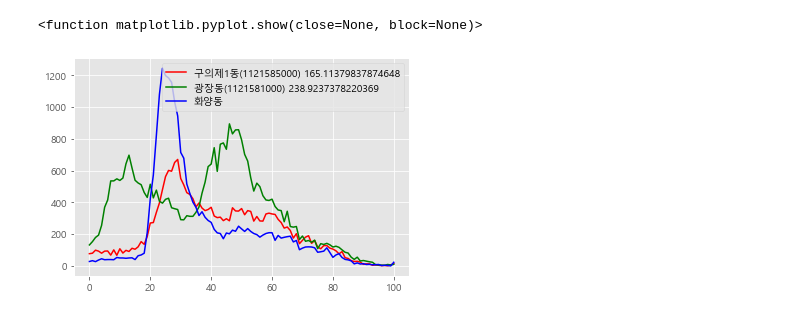
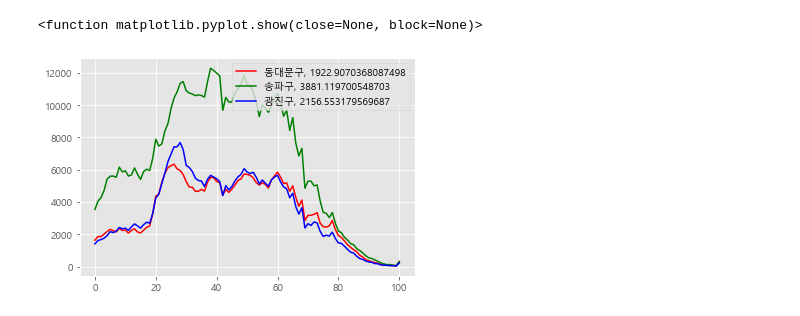
Before and after one commit to SeoMinHyeok1204/ds, a Jupyter notebook: week14.ipynb, the cells around one changed output. Saved outputs shown, nothing was run; the diff lists cells and outputs as text; code cells hidden in the pictures.

```diff
--- a/week14.ipynb
+++ b/week14.ipynb
@@ -3,8 +3,7 @@ import csv
 import matplotlib.pyplot as plt
 import numpy as np
 
-#f = open('202012_202012_연령별인구현황_월간.csv')
-f = open('광진구.csv')
+f = open('서울.csv')
 data = csv.reader(f)
 
 hwayang = []
@@ -19,7 +18,7 @@ avg_most = 0
 avg_least = 0
 
 for row in data:
-    if(row[0] == "서울특별시 광진구 화양동(1121571000)"):
+    if(row[0] == "서울특별시 광진구 (1121500000)"):
         for i in range(3,104):
             num = row[i].split(",")
             index = len(num)
@@ -32,29 +31,29 @@ for row in data:
             hwayang.append(int(sum))
             sum = 0
 
-f = open('광진구.csv')
+f = open('서울.csv')
 data = csv.reader(f)
 next(data)
 next(data)
 for row in data:
-    if(row[0] != "서울특별시 광진구 화양동(1121571000)" and row[0] != ''):
+    if(row[0] != "서울특별시 광진구 (1121500000)" and row[0] != ''):
         for i in range(3,104):
-            num = row[i].split(",")
-            index = len(num)
-            for s in num:
-                if(s != ''):
-                    sum += int(s)*(1000**(index-1))
-                    index-=1
-                else:
-                    sum = row[i]
-            total += (int(sum)-hwayang[i-3])**2
-            sum = 0
+                num = row[i].split(",")
+                index = len(num)
+                for s in num:
+                    if(s != ''):
+                        sum += int(s)*(1000**(index-1))
+                        index-=1
+                    else:
+                        sum = row[i]
+                total += (int(sum)-hwayang[i-4])**2
+                sum = 0
         dif[total] = row[0]
         total = 0
 
 key = sorted(dif)
 
-f = open('광진구.csv')
+f = open('서울.csv')
 data = csv.reader(f)
 next(data)
 for row in data:
@@ -62,34 +61,34 @@ for row in data:
         for i in range(3,104):
             num = row[i].split(",")
             index = len(num)
             for s in num:
                 if(s != ''):
                     sum += int(s)*(1000**(index-1))
                     index-=1
                 else:
                     sum = row[i]
             most.append(int(sum))
             sum = 0
     elif(row[0] == dif[key[-1]]):
         for i in range(3,104):
             num = row[i].split(",")
             index = len(num)
             for s in num:
                 if(s != ''):
                     sum += int(s)*(1000**(index-1))
                     index-=1
                 else:
                     sum = row[i]
             least.append(int(sum))
             sum = 0
 
 plt.rc('font', family = 'malgun gothic')
 plt.style.use('ggplot')
-plt.plot(most, label = dif[key[0]].split(" ")[2]+" "+str(np.std(most)), color = 'r')
-plt.plot(least, label = dif[key[-1]].split(" ")[2]+" "+str(np.std(least)), color = 'g')
-plt.plot(hwayang, label = '화양동', color = 'b')
+plt.plot(most, label = dif[key[0]].split(" ")[1]+", "+str(np.std(most)), color = 'r')
+plt.plot(least, label = dif[key[-1]].split(" ")[1]+", "+str(np.std(least)), color = 'g')
+plt.plot(hwayang, label = '광진구'+", "+str(np.std(hwayang)), color = 'b')
 plt.legend(loc = 1)
 plt.show
 # %% [output]
 <function matplotlib.pyplot.show(close=None, block=None)>
-[figure, old version]
+[figure, new version]
```
